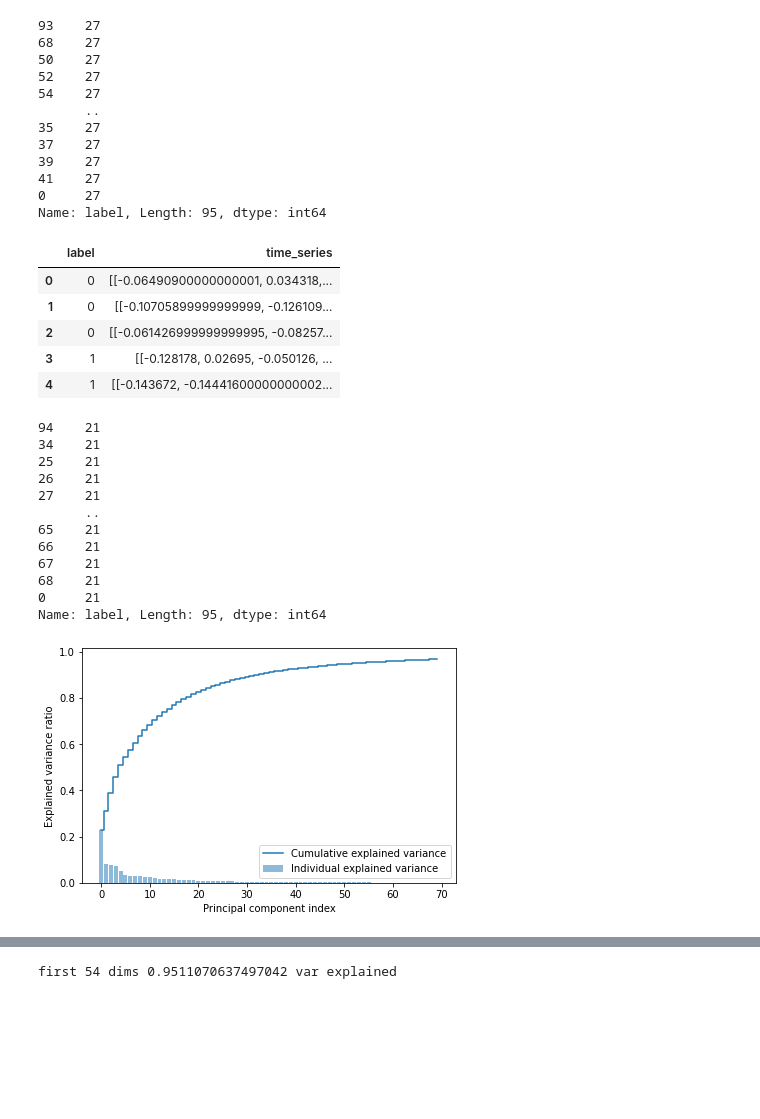
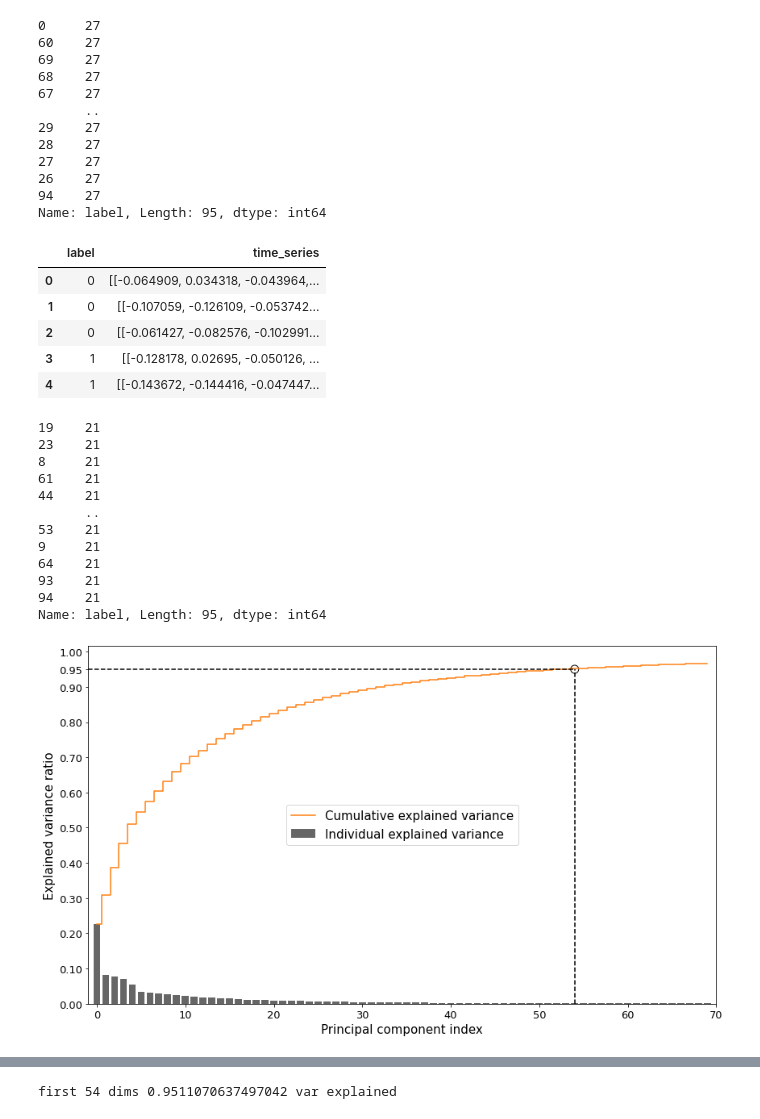
Before and after one commit to notlosca/auslan-classification, a Jupyter notebook: final_KLinear.ipynb, the cells around one changed output, grey strips where cells are left out. Saved outputs shown, nothing was run; the diff lists cells and outputs as text; code cells hidden in the pictures; blank space fills up the shorter version.

Commit message:
changed the scree plot

```diff
--- a/final_KLinear.ipynb
+++ b/final_KLinear.ipynb
@@ -4,8 +4,8 @@ import numpy as np
 import os
 from utils import base
 # %%
-#path = "./tctodd/"
-path = "../../Desktop/MML Project/tctodd/"
+path = "./tctodd/"
+#path = "../../Desktop/MML Project/tctodd/"
 dirs = os.listdir(path=path)
 weeks = sorted([i for i in dirs if i != ".DS_Store"])
 filenames = sorted(os.listdir(path+weeks[1]))
@@ -30,24 +30,24 @@ df = pd.DataFrame(data, columns=['label', 'time_series'])
 print(df['label'].value_counts())
 df.head()
 # %% [output]
-93    27
+0     27
+60    27
+69    27
 68    27
-50    27
-52    27
-54    27
+67    27
       ..
-35    27
-37    27
-39    27
-41    27
-0     27
+29    27
+28    27
+27    27
+26    27
+94    27
 Name: label, Length: 95, dtype: int64
 |  | label | time_series |
-| 0 | 0 | [[-0.06490900000000001, 0.034318,... |
-| 1 | 0 | [[-0.10705899999999999, -0.126109... |
-| 2 | 0 | [[-0.061426999999999995, -0.08257... |
+| 0 | 0 | [[-0.064909, 0.034318, -0.043964,... |
+| 1 | 0 | [[-0.107059, -0.126109, -0.053742... |
+| 2 | 0 | [[-0.061427, -0.082576, -0.102991... |
 | 3 | 1 | [[-0.128178, 0.02695, -0.050126, ... |
-| 4 | 1 | [[-0.143672, -0.14441600000000002... |
+| 4 | 1 | [[-0.143672, -0.144416, -0.047447... |
 # %%
 from sklearn.model_selection import train_test_split
 X = df['time_series']
@@ -61,17 +61,17 @@ y_train, y_test = y_train.reset_index(drop=True), y_test.reset_index(drop=True)
 # %%
 y_train.value_counts()
 # %% [output]
+19    21
+23    21
+8     21
+61    21
+44    21
+      ..
+53    21
+9     21
+64    21
+93    21
 94    21
-34    21
-25    21
-26    21
-27    21
-      ..
-65    21
-66    21
-67    21
-68    21
-0     21
 Name: label, Length: 95, dtype: int64
 # %%
 
@@ -96,12 +96,24 @@ explained_variance_ratio = explained_variance / np.sum(explained_variance)
 # %%
 import matplotlib.pyplot as plt
 cum_sum_eigenvalues = np.cumsum(explained_variance_ratio)
-plt.bar(range(0,len(explained_variance_ratio[:70])), explained_variance_ratio[:70], alpha=0.5, align='center', label='Individual explained variance')
-plt.step(range(0,len(cum_sum_eigenvalues[:70])), cum_sum_eigenvalues[:70], where='mid',label='Cumulative explained variance')
-plt.ylabel('Explained variance ratio')
-plt.xlabel('Principal component index')
-plt.legend(loc='best')
+plt.figure(figsize=(12,7))
+
+plt.bar(range(0,len(explained_variance_ratio[:70])), explained_variance_ratio[:70], alpha=0.6, align='center', label='Individual explained variance', color='k')
+plt.step(range(0,len(cum_sum_eigenvalues[:70])), cum_sum_eigenvalues[:70], where='mid',label='Cumulative explained variance', color='tab:orange')
+plt.scatter(54,.95, color='tab:red', s=100, edgecolors='k', facecolors='none')
+plt.hlines(y=.95, xmin=-1, xmax=54, linestyles='--', colors='k')
+plt.vlines(x=54, ymin=0,ymax=0.95, linestyles='--', colors='k')
+x_ticks = list(np.linspace(0,1,endpoint=True, num=11))
+x_ticks.append(.95)
+
+plt.ylabel('Explained variance ratio', fontsize=15)
+plt.xlabel('Principal component index', fontsize=15)
+plt.xticks(fontsize=13)
+plt.yticks(sorted(x_ticks), fontsize=13)
+plt.xlim(-1,70)
+plt.legend(loc=10, fontsize=15)
 plt.tight_layout()
+plt.savefig("../images/screeplot.png", format='png', dpi=300)
 plt.show()
 # %% [output]
-[figure, old version]
+[figure, new version]
```
Also changed, not shown: parts of 1 cell of this notebook.
